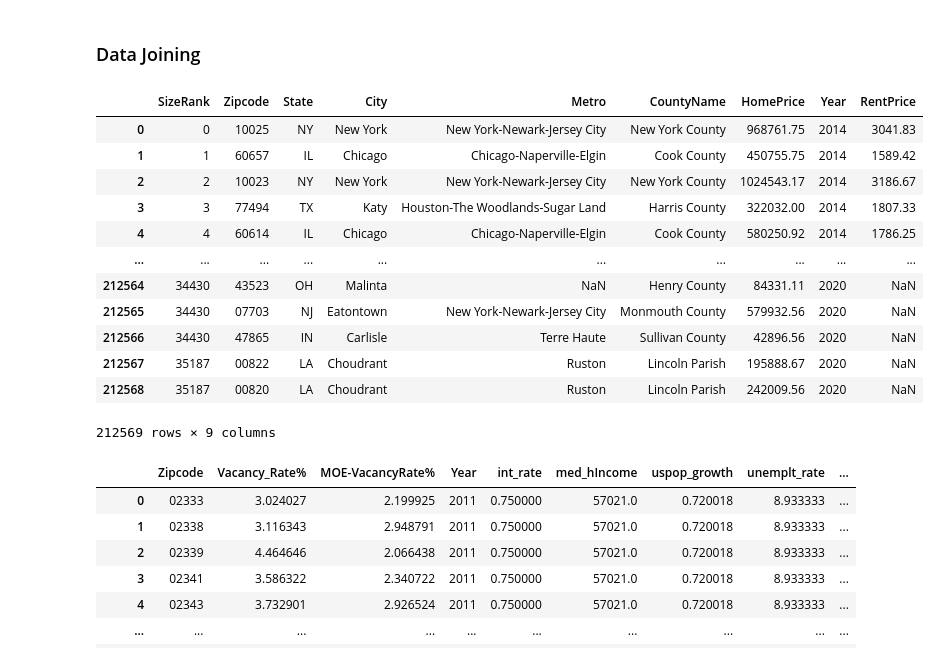
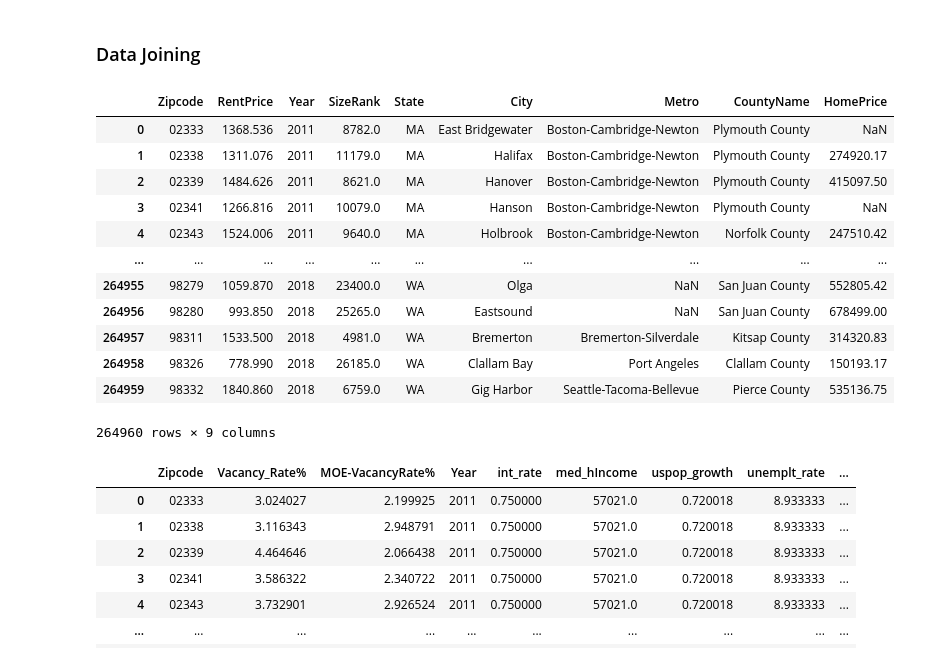
Before and after one commit to jjfrasca/Capstone_2, a Jupyter notebook: notebooks/3.0-jjf-data-wrangling-zipcodeMaster.ipynb, the cells around one changed output. Cells and saved outputs as stored; diff of their text form; code cells hidden in the pictures.

```diff
--- a/notebooks/3.0-jjf-data-wrangling-zipcodeMaster.ipynb
+++ b/notebooks/3.0-jjf-data-wrangling-zipcodeMaster.ipynb
@@ -30,8 +33,12 @@ os.listdir()
 #load rental data
 df_fred = pd.read_csv('Annual_fredData_2011_2019')
 df_homes = pd.read_csv("df_homePrices_2011_2020.csv", converters={'RegionName': lambda x: str(x)})
-df_rents = pd.read_csv('df_rentPrices_2014_2020.csv', dtype={'RegionID': object, 'RegionName': object})
+df_rents = pd.read_csv('ACS_rentsPrices_2011_2018.csv', dtype={'RegionID': object, 'RegionName': object})
 df_vacancy = pd.read_csv('VacancyRate_Zipcode_2011_2018.csv', dtype={'Zipcode': object})
+
+#secondary rental data
+ACS_Rents2011_18 = pd.read_csv('ACS_zillow_2011_2018.csv', dtype={'RegionID': object, 'RegionName': object})
+zillow_Rents2014_20 = pd.read_csv('zillow_rentPrices_2014_2020.csv', dtype={'RegionID': object, 'RegionName': object})
 # %% [markdown]
 ### Data Definition
 # %%
@@ -219,23 +271,23 @@ dtype: object
 # %% [markdown]
 ### Data Joining
 # %%
-#merge rent prices and home prices (2014-2020)
-df_rent_merged_homes = pd.merge(df_homes_2014_2020, df_rents, how='left', on=['Year', 'Zipcode'])
+#merge rent prices and home prices (2011-2018)
+df_rent_merged_homes = pd.merge(df_rents, df_homes_2011_2018,how='left', on=['Year', 'Zipcode'])
 df_rent_merged_homes
 # %% [output]
-|  | SizeRank | Zipcode | State | City | Metro | CountyName | HomePrice | Year | RentPrice |
-| 0 | 0 | 10025 | NY | New York | New York-Newark-Jersey City | New York County | 968761.75 | 2014 | 3041.83 |
-| 1 | 1 | 60657 | IL | Chicago | Chicago-Naperville-Elgin | Cook County | 450755.75 | 2014 | 1589.42 |
-| 2 | 2 | 10023 | NY | New York | New York-Newark-Jersey City | New York County | 1024543.17 | 2014 | 3186.67 |
-| 3 | 3 | 77494 | TX | Katy | Houston-The Woodlands-Sugar Land | Harris County | 322032.00 | 2014 | 1807.33 |
-| 4 | 4 | 60614 | IL | Chicago | Chicago-Naperville-Elgin | Cook County | 580250.92 | 2014 | 1786.25 |
+|  | Zipcode | RentPrice | Year | SizeRank | State | City | Metro | CountyName | HomePrice |
+| 0 | 02333 | 1368.536 | 2011 | 8782.0 | MA | East Bridgewater | Boston-Cambridge-Newton | Plymouth County | NaN |
+| 1 | 02338 | 1311.076 | 2011 | 11179.0 | MA | Halifax | Boston-Cambridge-Newton | Plymouth County | 274920.17 |
+| 2 | 02339 | 1484.626 | 2011 | 8621.0 | MA | Hanover | Boston-Cambridge-Newton | Plymouth County | 415097.50 |
+| 3 | 02341 | 1266.816 | 2011 | 10079.0 | MA | Hanson | Boston-Cambridge-Newton | Plymouth County | NaN |
+| 4 | 02343 | 1524.006 | 2011 | 9640.0 | MA | Holbrook | Boston-Cambridge-Newton | Norfolk County | 247510.42 |
 | ... | ... | ... | ... | ... | ... | ... | ... | ... | ... |
-| 212564 | 34430 | 43523 | OH | Malinta | NaN | Henry County | 84331.11 | 2020 | NaN |
-| 212565 | 34430 | 07703 | NJ | Eatontown | New York-Newark-Jersey City | Monmouth County | 579932.56 | 2020 | NaN |
-| 212566 | 34430 | 47865 | IN | Carlisle | Terre Haute | Sullivan County | 42896.56 | 2020 | NaN |
-| 212567 | 35187 | 00822 | LA | Choudrant | Ruston | Lincoln Parish | 195888.67 | 2020 | NaN |
-| 212568 | 35187 | 00820 | LA | Choudrant | Ruston | Lincoln Parish | 242009.56 | 2020 | NaN |
+| 264955 | 98279 | 1059.870 | 2018 | 23400.0 | WA | Olga | NaN | San Juan County | 552805.42 |
+| 264956 | 98280 | 993.850 | 2018 | 25265.0 | WA | Eastsound | NaN | San Juan County | 678499.00 |
+| 264957 | 98311 | 1533.500 | 2018 | 4981.0 | WA | Bremerton | Bremerton-Silverdale | Kitsap County | 314320.83 |
+| 264958 | 98326 | 778.990 | 2018 | 26185.0 | WA | Clallam Bay | Port Angeles | Clallam County | 150193.17 |
+| 264959 | 98332 | 1840.860 | 2018 | 6759.0 | WA | Gig Harbor | Seattle-Tacoma-Bellevue | Pierce County | 535136.75 |
-212569 rows × 9 columns
+264960 rows × 9 columns
 # %%
 #merge df_vacancy + FRED data 2011-2018
 df_vacany_merged_fred = pd.merge(df_vacancy, df_fred_2011_2018, how='left', on='Year')
```
Also changed, not shown: parts of 20 cells of this notebook.
